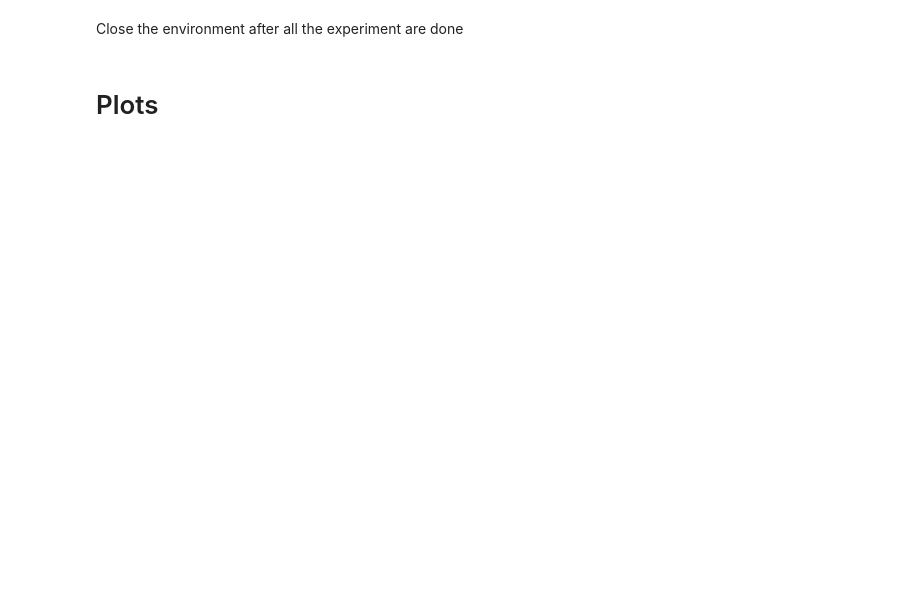
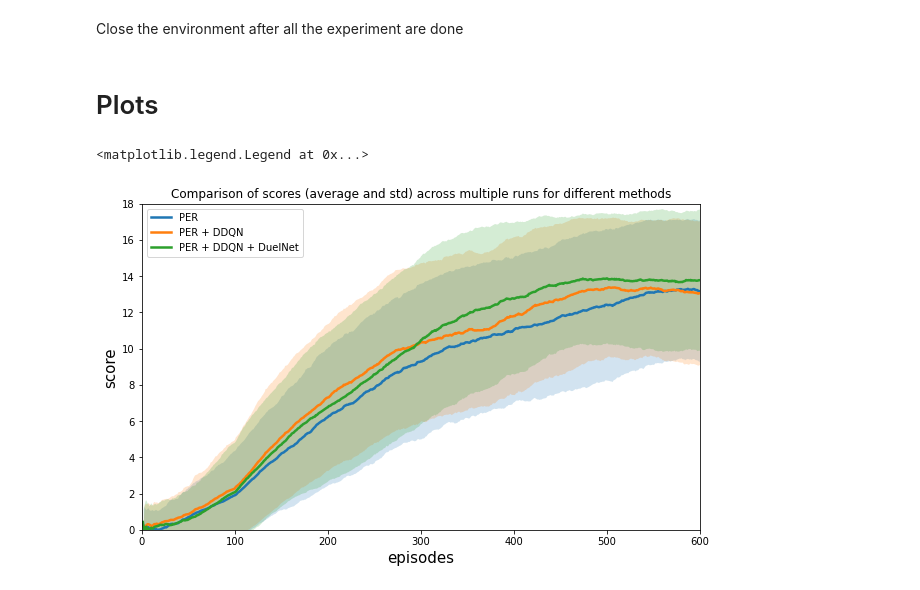
Before and after one commit to syadegari/rl_projects, a Jupyter notebook: dqn/report.ipynb, the cells around one changed output. Cells and saved outputs as stored; diff of their text form; code cells hidden in the pictures; blank space fills up the shorter version.

```diff
--- a/dqn/report.ipynb
+++ b/dqn/report.ipynb
@@ -85,0 +95,54 @@ import matplotlib.pyplot as plt
+# %%
+with open('case1_scores.json') as f:
+    case1_scores = json.load(f)
+
+with open('case2_scores.json') as f:
+    case2_scores = json.load(f)
+
+with open('case3_scores.json') as f:
+    case3_scores = json.load(f)
+# %%
+from typing import Tuple
+
+
+def load_and_pad(filepath, max_episodes=600) -> np.ndarray:
+    with open(filepath) as f:
+        arr = json.load(f)
+
+    arr1 = np.full((len(arr), max_episodes), np.nan)
+    for idx, data in enumerate(arr):
+        arr1[idx, : len(data)] = data
+
+    return arr1
+
+def sm_curves(arr: np.ndarray, window=100) -> Tuple[np.ndarray, np.ndarray]:
+    sm_mean = pd.DataFrame(arr.T).rolling(window, min_periods=1).mean().values.mean(axis=1)
+    sm_std = pd.DataFrame(arr.T).rolling(window, min_periods=1).std().values.mean(axis=1)
+    # sm_mean = pd.DataFrame(arr.T).rolling(window, min_periods=1).mean().mean(axis=1)
+    # sm_std = pd.DataFrame(arr.T).rolling(window, min_periods=1).std().mean(axis=1)
+    return sm_mean, sm_std
+
+sm_mean1, sm_std1 = sm_curves(load_and_pad('case1_scores.json'))
+sm_mean2, sm_std2 = sm_curves(load_and_pad('case2_scores.json'))
+sm_mean3, sm_std3 = sm_curves(load_and_pad('case3_scores.json'))
+
+def plot_helper(ax, sm_mean: np.ndarray, sm_std: np.ndarray, label: str) -> None:
+    ax.plot(x, sm_mean, lw=2.5, label=label)
+    ax.fill_between(x, sm_mean - sm_std, sm_mean + sm_std, alpha=0.2)
+
+x = np.arange(1, 601)
+_, ax = plt.subplots(figsize=(10, 6))
+
+plot_helper(ax, sm_mean1, sm_std1, 'PER')
+plot_helper(ax, sm_mean2, sm_std2, 'PER + DDQN')
+plot_helper(ax, sm_mean3, sm_std3, 'PER + DDQN + DuelNet')
+
+ax.set_xlim(0, 600)
+ax.set_ylim(0, 18)
+ax.set_xlabel('episodes', fontsize=15)
+ax.set_ylabel('score', fontsize=15)
+ax.set_title('Comparison of scores (average and std) across multiple runs for different methods')
+ax.legend(loc=2)
+# %% [output]
+<matplotlib.legend.Legend at 0x...>
+[figure, added]
```
Also changed, not shown: parts of 10 cells of this notebook.
